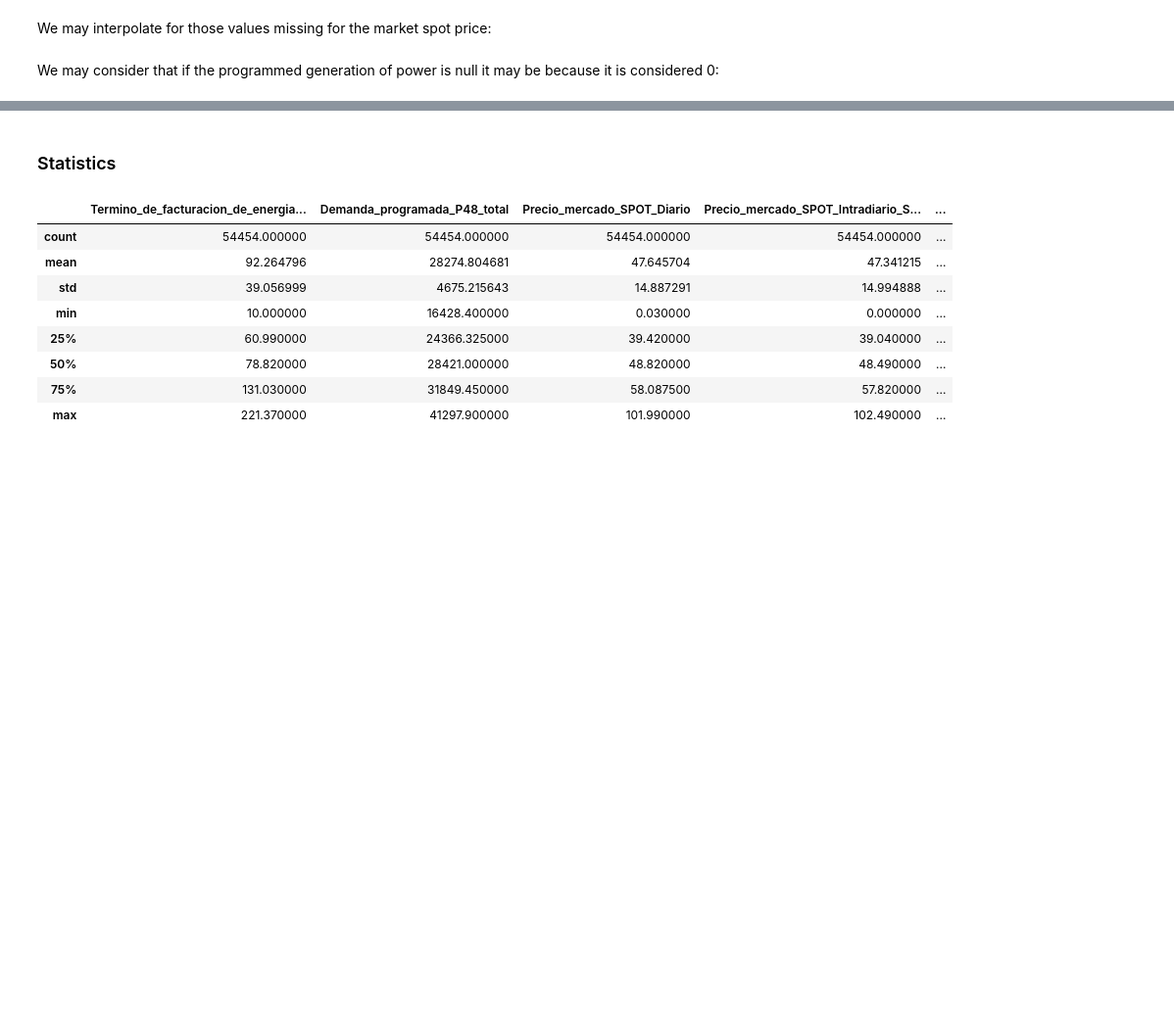
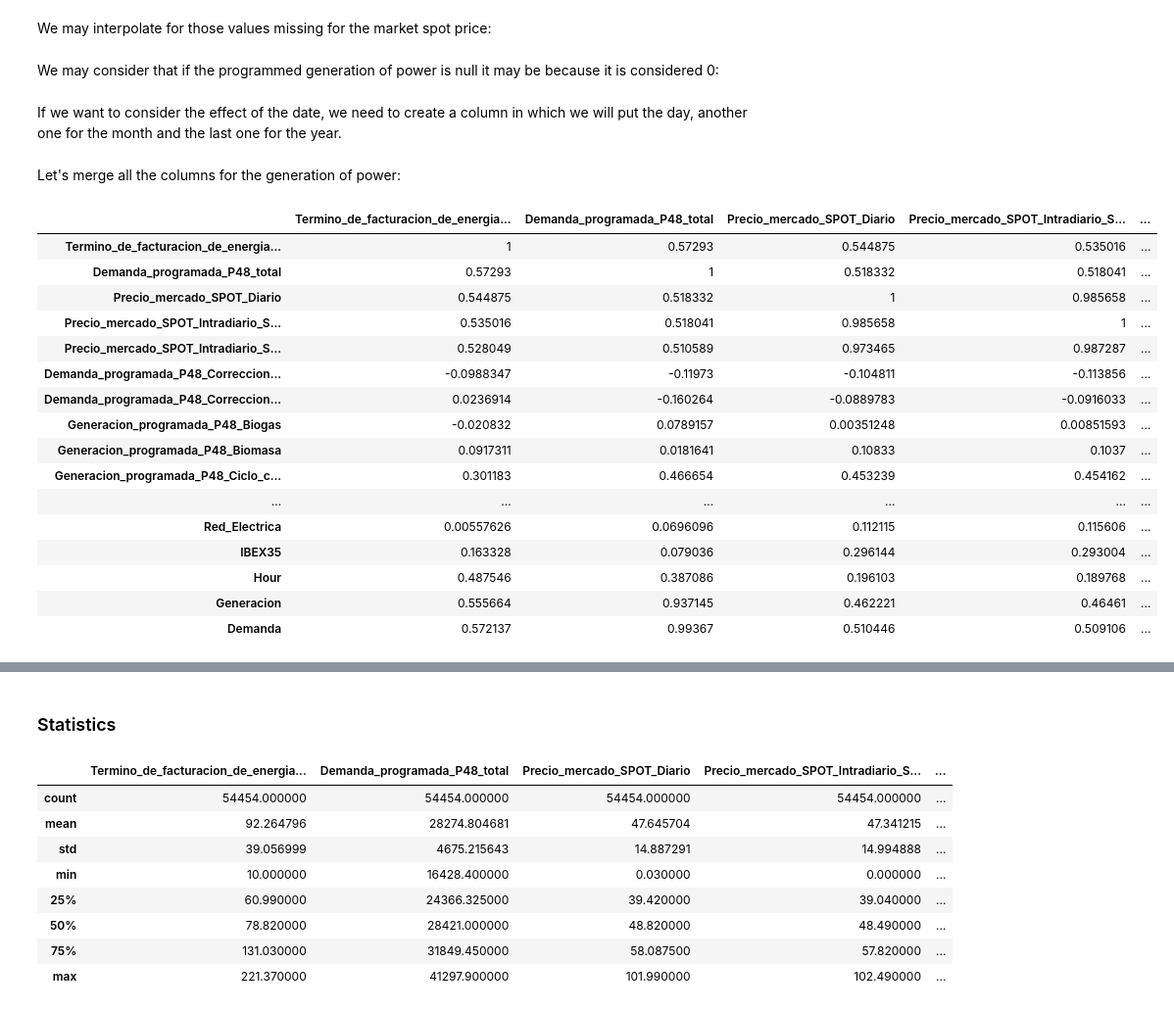
Before and after one commit to JoelDela/TFM-Master_Data_Science_Kschool, a Jupyter notebook: Exploring_data/Exploratory_analysis.ipynb, the cells around one changed output, grey strips where cells are left out. Shown at 98% size. Cells and saved outputs as stored; diff of their text form; code cells hidden in the pictures; blank space fills up the shorter version.

```diff
--- a/Exploring_data/Exploratory_analysis.ipynb
+++ b/Exploring_data/Exploratory_analysis.ipynb
@@ -76,3 +58,7 @@ df['Precio_mercado_SPOT_Intradiario_Sesion_2']=df['Precio_mercado_SPOT_Intradiar
 We may consider that if the programmed generation of power is null it may be because it is considered 0:
 # %%
 df[df.columns[pd.Series(df.columns).str.contains('Correccion|Generacion')]]=df[df.columns[pd.Series(df.columns).str.contains('Correccion|Generacion')]].fillna(0)
+# %% [markdown]
+If we want to consider the effect of the date, we need to create a column in which we will put the day, another one for the month and the last one for the year.
+# %% [markdown]
+Let's merge all the columns for the generation of power:
@@ -78,0 +71,20 @@ df[df.columns[pd.Series(df.columns).str.contains('Correccion|Generacion')]]=df[d
+# %%
+df.corr().style.background_gradient(cmap='coolwarm')
+# %% [output]
+|  | Termino_de_facturacion_de_energia... | Demanda_programada_P48_total | Precio_mercado_SPOT_Diario | Precio_mercado_SPOT_Intradiario_S... | ... |
+| Termino_de_facturacion_de_energia... | 1 | 0.57293 | 0.544875 | 0.535016 | ... |
+| Demanda_programada_P48_total | 0.57293 | 1 | 0.518332 | 0.518041 | ... |
+| Precio_mercado_SPOT_Diario | 0.544875 | 0.518332 | 1 | 0.985658 | ... |
+| Precio_mercado_SPOT_Intradiario_S... | 0.535016 | 0.518041 | 0.985658 | 1 | ... |
+| Precio_mercado_SPOT_Intradiario_S... | 0.528049 | 0.510589 | 0.973465 | 0.987287 | ... |
+| Demanda_programada_P48_Correccion... | -0.0988347 | -0.11973 | -0.104811 | -0.113856 | ... |
+| Demanda_programada_P48_Correccion... | 0.0236914 | -0.160264 | -0.0889783 | -0.0916033 | ... |
+| Generacion_programada_P48_Biogas | -0.020832 | 0.0789157 | 0.00351248 | 0.00851593 | ... |
+| Generacion_programada_P48_Biomasa | 0.0917311 | 0.0181641 | 0.10833 | 0.1037 | ... |
+| Generacion_programada_P48_Ciclo_c... | 0.301183 | 0.466654 | 0.453239 | 0.454162 | ... |
+| ... | ... | ... | ... | ... | ... |
+| Red_Electrica | 0.00557626 | 0.0696096 | 0.112115 | 0.115606 | ... |
+| IBEX35 | 0.163328 | 0.079036 | 0.296144 | 0.293004 | ... |
+| Hour | 0.487546 | 0.387086 | 0.196103 | 0.189768 | ... |
+| Generacion | 0.555664 | 0.937145 | 0.462221 | 0.46461 | ... |
+| Demanda | 0.572137 | 0.99367 | 0.510446 | 0.509106 | ... |
```
Also changed, not shown: parts of 9 cells of this notebook, 4 other files.
